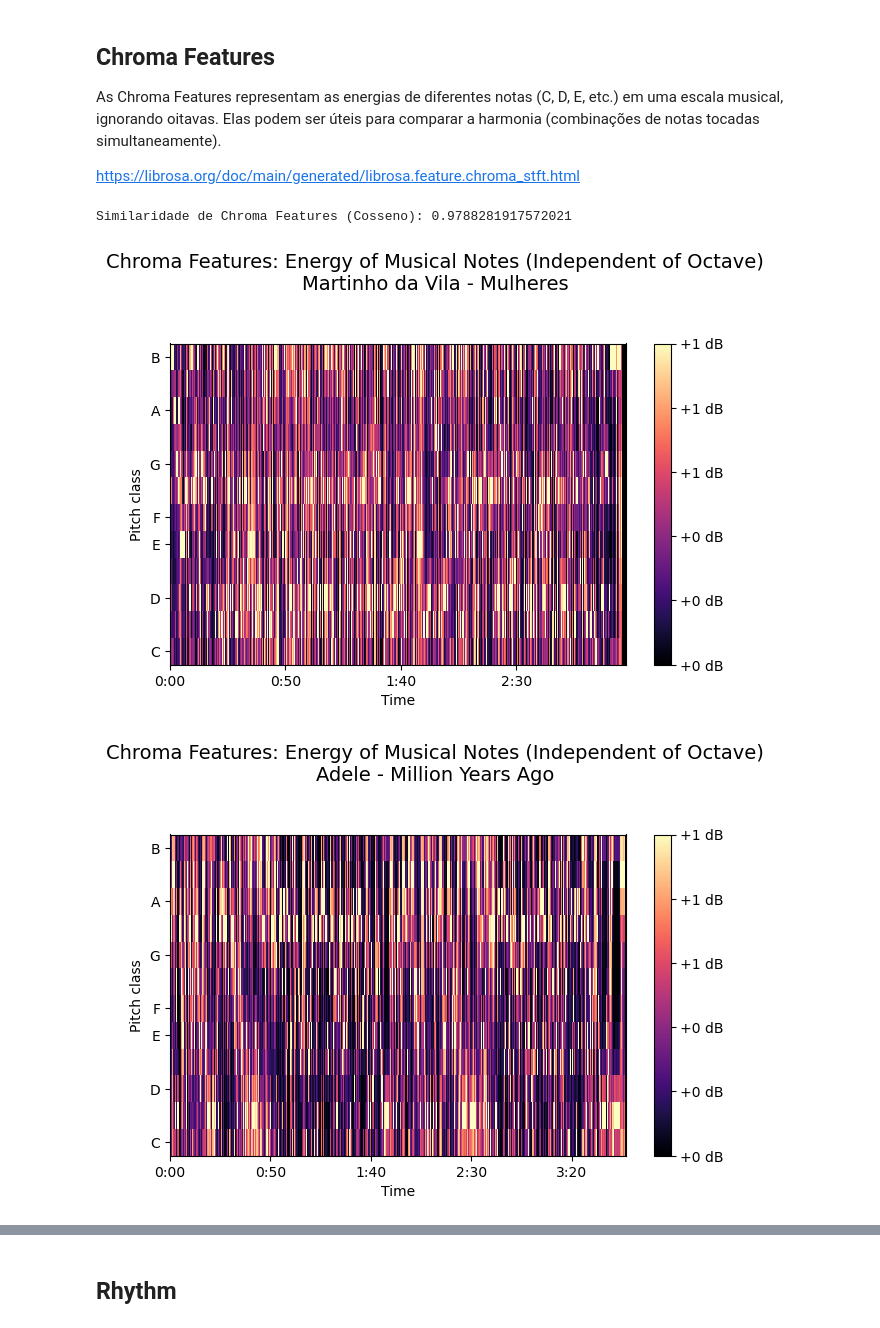
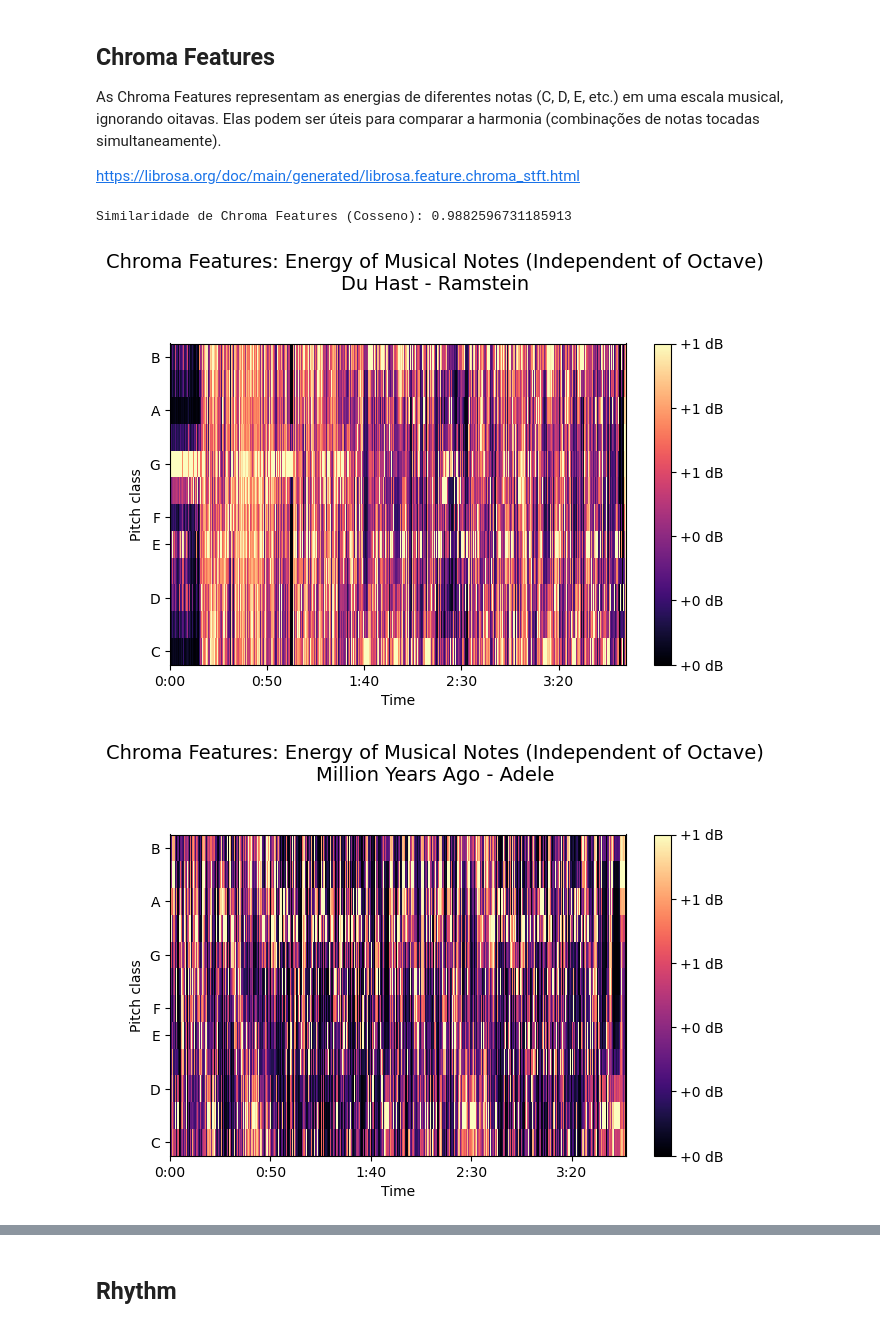
Before and after one commit to vanessaolivatto/music-analysis, a Jupyter notebook: acoustic_characteristics.ipynb, the cells around one changed output, grey strips where cells are left out. Cells and saved outputs as stored; diff of their text form; code cells hidden in the pictures.

Commit message:
ramstein

```diff
--- a/acoustic_characteristics.ipynb
+++ b/acoustic_characteristics.ipynb
@@ -8,8 +8,11 @@ import matplotlib.pyplot as plt
 import soundfile as sf
 from sklearn.decomposition import NMF
 # %%
-audio_1, sr_1 = librosa.load("Martinho_da_Vila_Mulheres.mp3", sr=None)
+#audio_1, sr_1 = librosa.load("Martinho_da_Vila_Mulheres.mp3", sr=None)
+audio_1, sr_1 = librosa.load("Ramstein_Du_Hast.mp3", sr=None)
 audio_2, sr_2 = librosa.load('Million_Years_Ago.mp3', sr=None)
+name_1 = "Du Hast - Ramstein"
+name_2 = "Million Years Ago - Adele"
 # %% [markdown]
 ## MFCC (Mel-frequency cepstral coefficients):
 
@@ -176,23 +179,23 @@ chroma_similarity = 1 - cosine(mean_chroma1, mean_chroma2)
 
 print(f"Similaridade de Chroma Features (Cosseno): {chroma_similarity}")
 # %% [output]
-Similaridade de Chroma Features (Cosseno): 0.9788281917572021
+Similaridade de Chroma Features (Cosseno): 0.9882596731185913
 # %%
 fig, ax = plt.subplots(nrows=1)
-fig.suptitle("Chroma Features: Energy of Musical Notes (Independent of Octave)\nMartinho da Vila - Mulheres", fontsize=14)
+fig.suptitle(f"Chroma Features: Energy of Musical Notes (Independent of Octave)\n{name_1}", fontsize=14)
 img = librosa.display.specshow(chroma1, sr=sr_1, y_axis='chroma', x_axis='time', ax=ax)
 fig.colorbar(img, ax=ax, format="%+2.0f dB")
 plt.tight_layout(rect=[0, 0, 1, 0.95])
 plt.show()
 # %% [output]
-[figure, old version]
+[figure, new version]
 # %%
 
 fig, ax = plt.subplots(nrows=1)
-fig.suptitle("Chroma Features: Energy of Musical Notes (Independent of Octave)\nAdele - Million Years Ago", fontsize=14)
+fig.suptitle(f"Chroma Features: Energy of Musical Notes (Independent of Octave)\n{name_2}", fontsize=14)
 img = librosa.display.specshow(chroma2, sr=sr_2, y_axis='chroma', x_axis='time', ax=ax)
 fig.colorbar(img, ax=ax, format="%+2.0f dB")
 plt.tight_layout(rect=[0, 0, 1, 0.95])
 plt.show()
 # %% [output]
-[figure, old version]
+[figure, new version]
```
Also changed, not shown: parts of 9 cells of this notebook.
